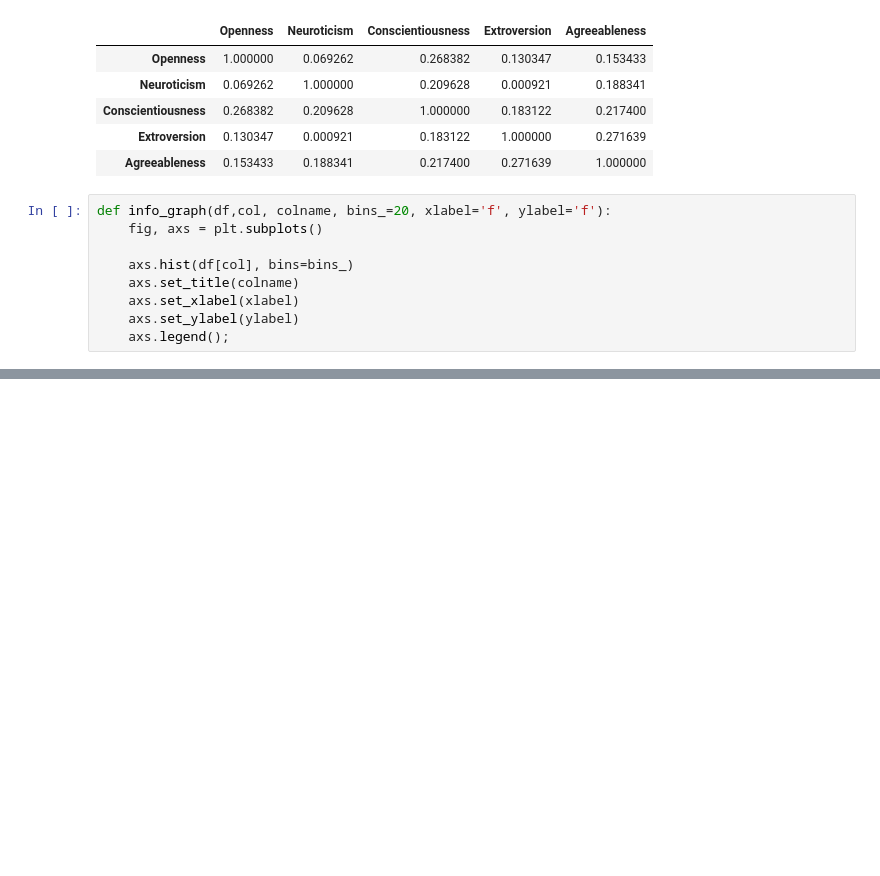
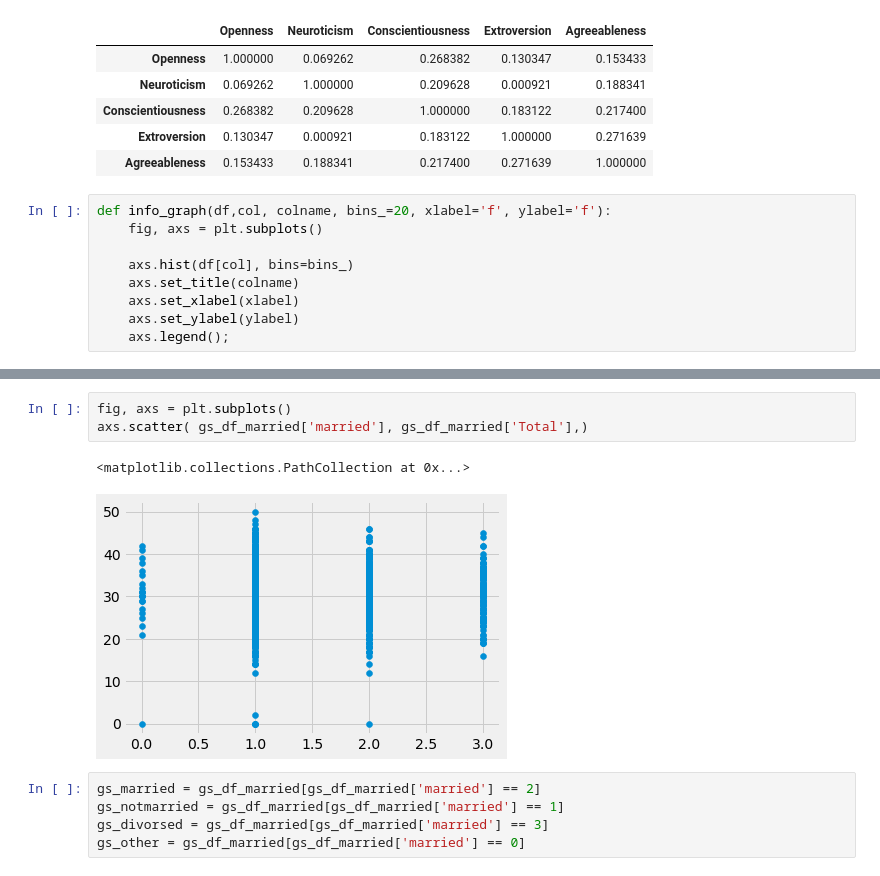
Before and after one commit to Nicoivazquez/Grit_study_EDA, a Jupyter notebook: Grit0.ipynb, the cells around one changed output, grey strips where cells are left out. Saved outputs shown, nothing was run; the diff lists cells and outputs as text; blank space fills up the shorter version.

```diff
--- a/Grit0.ipynb
+++ b/Grit0.ipynb
@@ -355,0 +409,11 @@ ValueError: Can only tuple-index with a MultiIndex
+# %%
+fig, axs = plt.subplots()
+axs.scatter( gs_df_married['married'], gs_df_married['Total'],)
+# %% [output]
+<matplotlib.collections.PathCollection at 0x...>
+[figure, added]
+# %%
+gs_married = gs_df_married[gs_df_married['married'] == 2]
+gs_notmarried = gs_df_married[gs_df_married['married'] == 1]
+gs_divorsed = gs_df_married[gs_df_married['married'] == 3]
+gs_other = gs_df_married[gs_df_married['married'] == 0]
```
Also changed, not shown: parts of 17 cells of this notebook.
